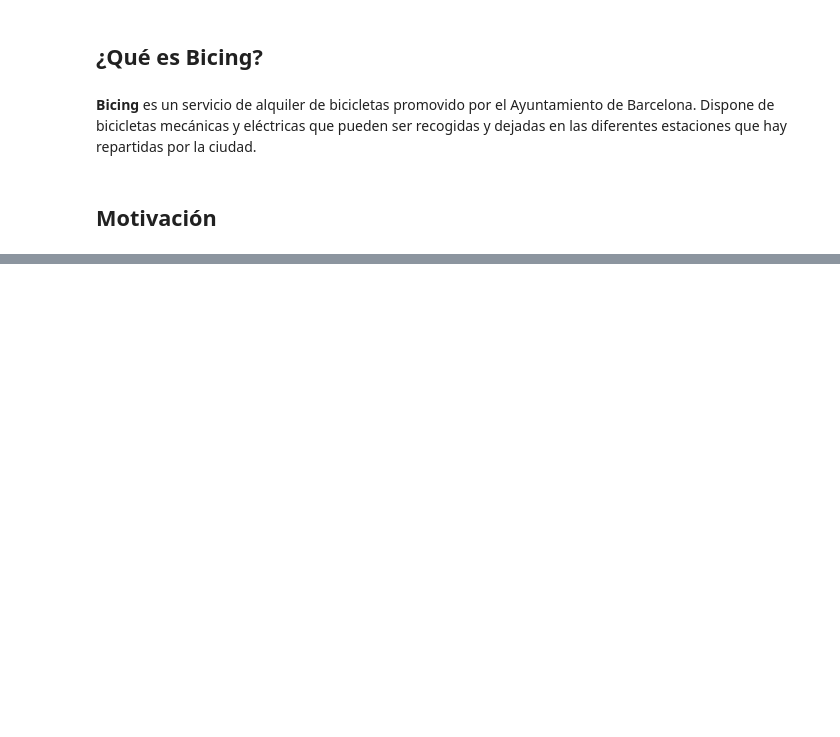
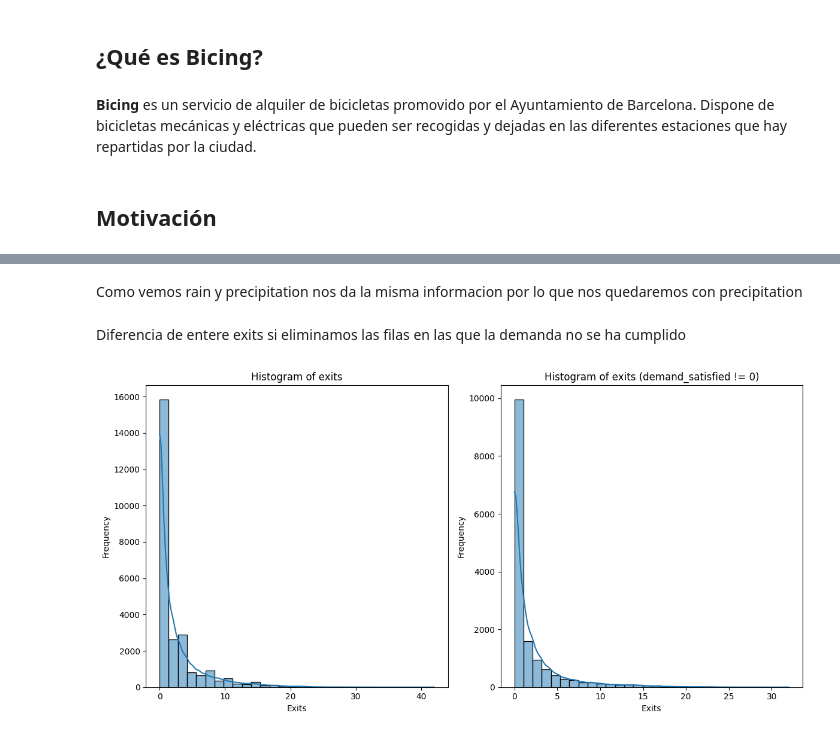
Before and after one commit to nicollorens12/BicingEstimator, a Jupyter notebook: notebook.ipynb, the cells around one changed output, grey strips where cells are left out. Saved outputs shown, nothing was run; the diff lists cells and outputs as text; code cells hidden in the pictures; blank space fills up the shorter version.

```diff
--- a/notebook.ipynb
+++ b/notebook.ipynb
@@ -45,0 +140,29 @@ Debido al gran tamaño de estos datos (dado que existen más de 500 estaciones),
+# %% [markdown]
+Como vemos rain y precipitation nos da la misma informacion por lo que nos quedaremos con precipitation
+# %%
+data.drop("rain", axis=1, inplace=True)
+# %% [markdown]
+Diferencia de entere exits si eliminamos las filas en las que la demanda no se ha cumplido
+# %%
+import seaborn as sns
+import matplotlib.pyplot as plt
+
+# Plot histogram of exits
+plt.figure(figsize=(12, 6))
+plt.subplot(1, 2, 1)
+sns.histplot(data['exits'], kde=True, bins=30)
+plt.title('Histogram of exits')
+plt.xlabel('Exits')
+plt.ylabel('Frequency')
+
+# Plot histogram of exits without rows where demand_satisfied = 0
+plt.subplot(1, 2, 2)
+sns.histplot(data[data['demand_satisfied'] != 0]['exits'], kde=True, bins=30)
+plt.title('Histogram of exits (demand_satisfied != 0)')
+plt.xlabel('Exits')
+plt.ylabel('Frequency')
+
+plt.tight_layout()
+plt.show()
+# %% [output]
+[figure, added]
```
Also changed, not shown: parts of 27 cells of this notebook.
